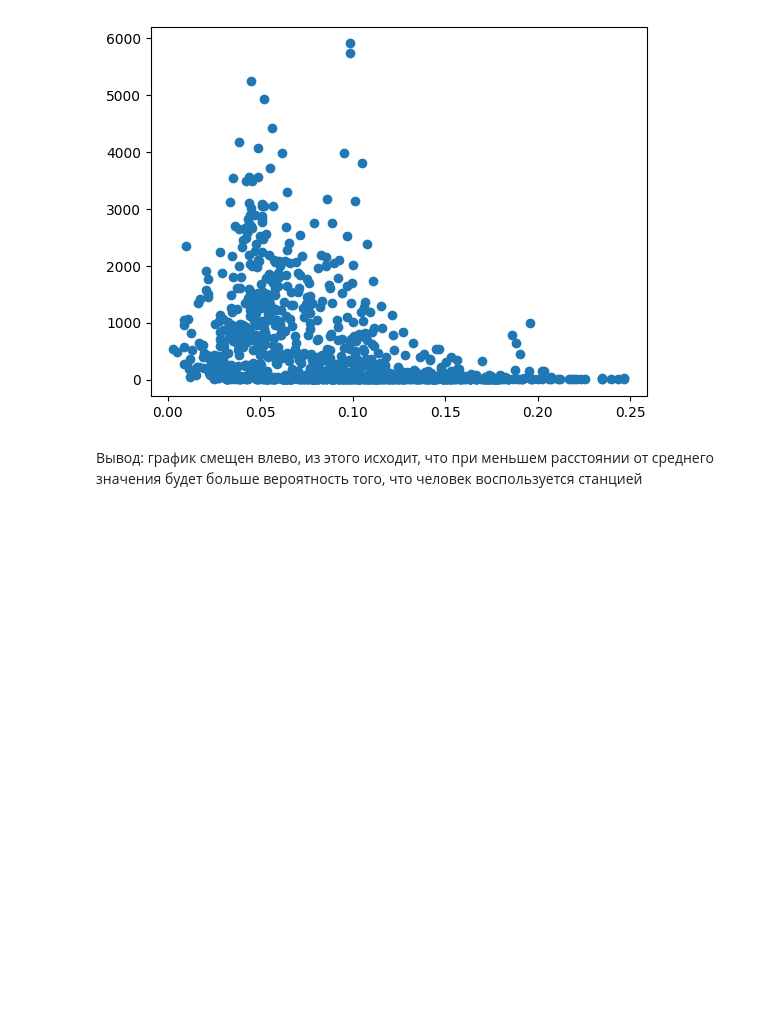
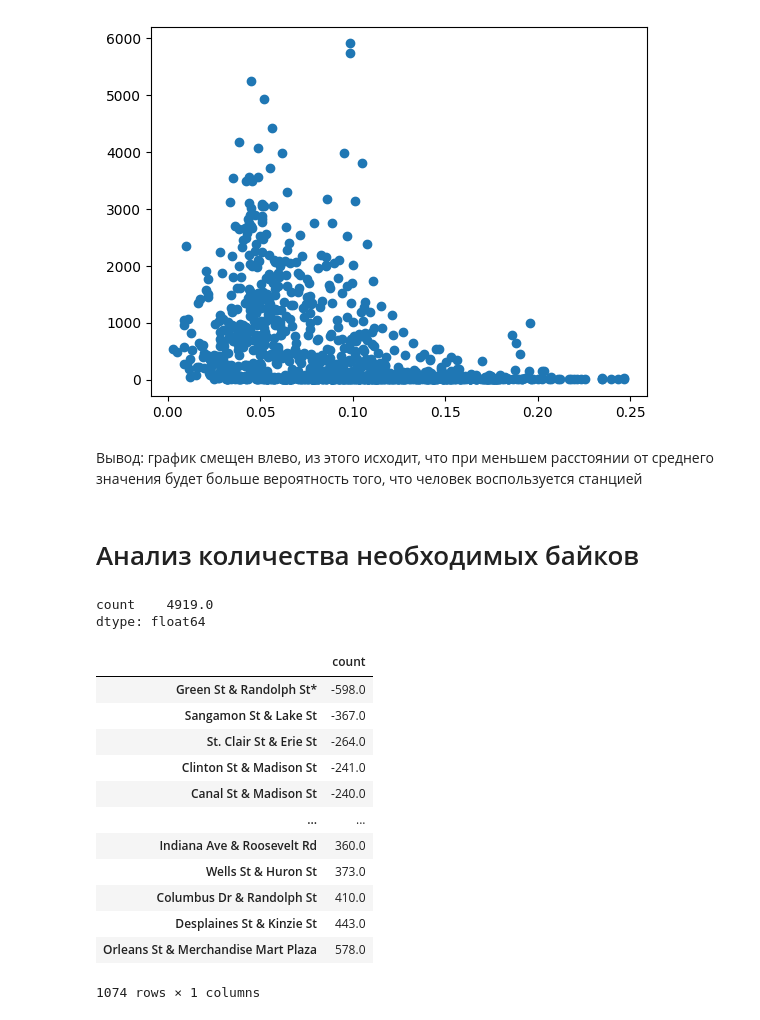
Before and after one commit to Konstantin-Kalug/yandex_bigdata_intensive, a Jupyter notebook: Stations.ipynb, the cells around one changed output. Drawn from its saved outputs; the diff is of its cells as text; code cells hidden in the pictures; blank space fills up the shorter version.

Commit message:
Добавлен анализ возвращаемости

```diff
--- a/Stations.ipynb
+++ b/Stations.ipynb
@@ -119,3 +119,5 @@ plt.scatter(stations['distance'], stations['id'])
 [figure]
 # %% [markdown]
 Вывод: график смещен влево, из этого исходит, что при меньшем расстоянии от среднего значения будет больше вероятность того, что человек воспользуется станцией
+# %% [markdown]
+# Анализ количества необходимых байков
@@ -121,0 +129,21 @@ plt.scatter(stations['distance'], stations['id'])
+# %%
+count.sum()
+# %% [output]
+count    4919.0
+dtype: float64
+# %%
+count.sort_values('count')
+# %% [output]
+|  | count |
+| Green St & Randolph St* | -598.0 |
+| Sangamon St & Lake St | -367.0 |
+| St. Clair St & Erie St | -264.0 |
+| Clinton St & Madison St | -241.0 |
+| Canal St & Madison St | -240.0 |
+| ... | ... |
+| Indiana Ave & Roosevelt Rd | 360.0 |
+| Wells St & Huron St | 373.0 |
+| Columbus Dr & Randolph St | 410.0 |
+| Desplaines St & Kinzie St | 443.0 |
+| Orleans St & Merchandise Mart Plaza | 578.0 |
+1074 rows × 1 columns
```
Also changed, not shown: parts of 4 cells of this notebook.
